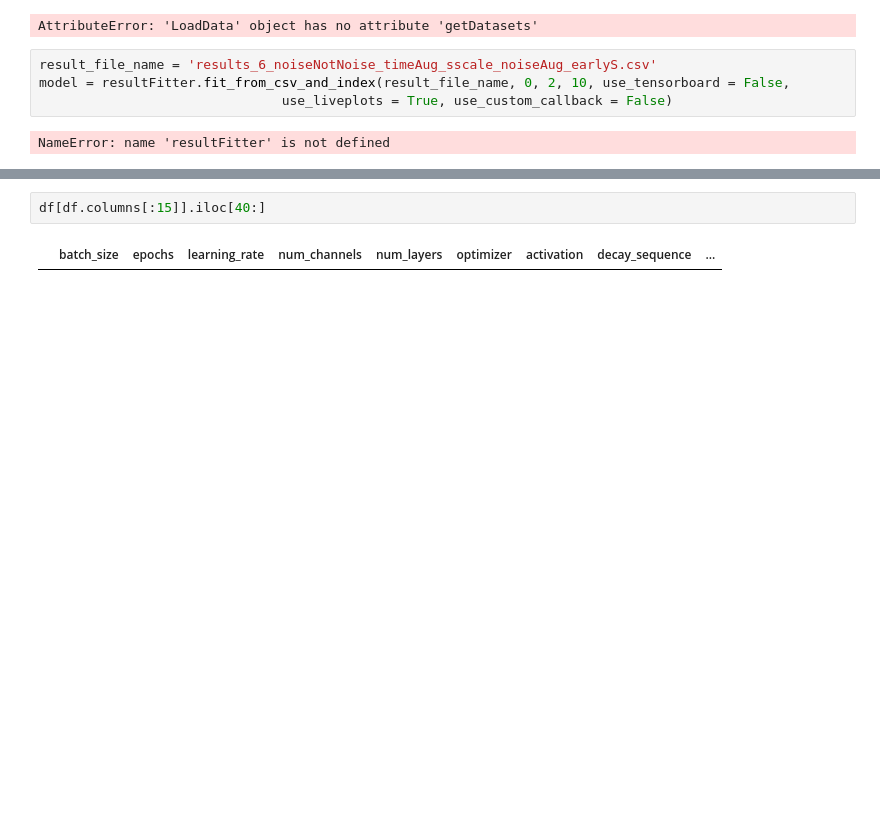
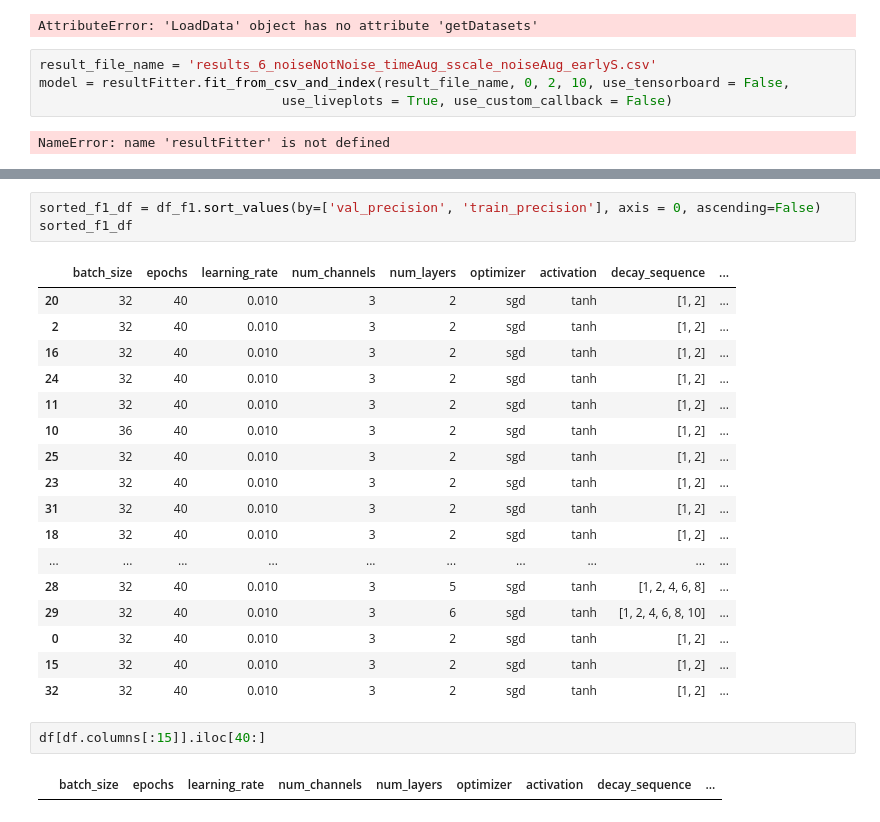
Before and after one commit to tss95/MasterThesis3, a Jupyter notebook: Notebooks/Modeling/ViewResultFile.ipynb, the cells around one changed output, grey strips where cells are left out. Cells and saved outputs as stored; diff of their text form; blank space fills up the shorter version.

Commit message:
NarrowSearch ran. Created batch_1_csv. WIP: Test input shape on LSMT

```diff
--- a/Notebooks/Modeling/ViewResultFile.ipynb
+++ b/Notebooks/Modeling/ViewResultFile.ipynb
@@ -95,3 +115,24 @@ sorted_f1_df
+# %%
+sorted_f1_df = df_f1.sort_values(by=['val_precision', 'train_precision'], axis = 0, ascending=False)
+sorted_f1_df
+# %% [output]
+|  | batch_size | epochs | learning_rate | num_channels | num_layers | optimizer | activation | decay_sequence | ... |
+| 20 | 32 | 40 | 0.010 | 3 | 2 | sgd | tanh | [1, 2] | ... |
+| 2 | 32 | 40 | 0.010 | 3 | 2 | sgd | tanh | [1, 2] | ... |
+| 16 | 32 | 40 | 0.010 | 3 | 2 | sgd | tanh | [1, 2] | ... |
+| 24 | 32 | 40 | 0.010 | 3 | 2 | sgd | tanh | [1, 2] | ... |
+| 11 | 32 | 40 | 0.010 | 3 | 2 | sgd | tanh | [1, 2] | ... |
+| 10 | 36 | 40 | 0.010 | 3 | 2 | sgd | tanh | [1, 2] | ... |
+| 25 | 32 | 40 | 0.010 | 3 | 2 | sgd | tanh | [1, 2] | ... |
+| 23 | 32 | 40 | 0.010 | 3 | 2 | sgd | tanh | [1, 2] | ... |
+| 31 | 32 | 40 | 0.010 | 3 | 2 | sgd | tanh | [1, 2] | ... |
+| 18 | 32 | 40 | 0.010 | 3 | 2 | sgd | tanh | [1, 2] | ... |
+| ... | ... | ... | ... | ... | ... | ... | ... | ... | ... |
+| 28 | 32 | 40 | 0.010 | 3 | 5 | sgd | tanh | [1, 2, 4, 6, 8] | ... |
+| 29 | 32 | 40 | 0.010 | 3 | 6 | sgd | tanh | [1, 2, 4, 6, 8, 10] | ... |
+| 0 | 32 | 40 | 0.010 | 3 | 2 | sgd | tanh | [1, 2] | ... |
+| 15 | 32 | 40 | 0.010 | 3 | 2 | sgd | tanh | [1, 2] | ... |
+| 32 | 32 | 40 | 0.010 | 3 | 2 | sgd | tanh | [1, 2] | ... |
 # %%
 df[df.columns[:15]].iloc[40:]
 # %% [output]
```
Also changed, not shown: parts of 2 cells of this notebook, 8 other files.
